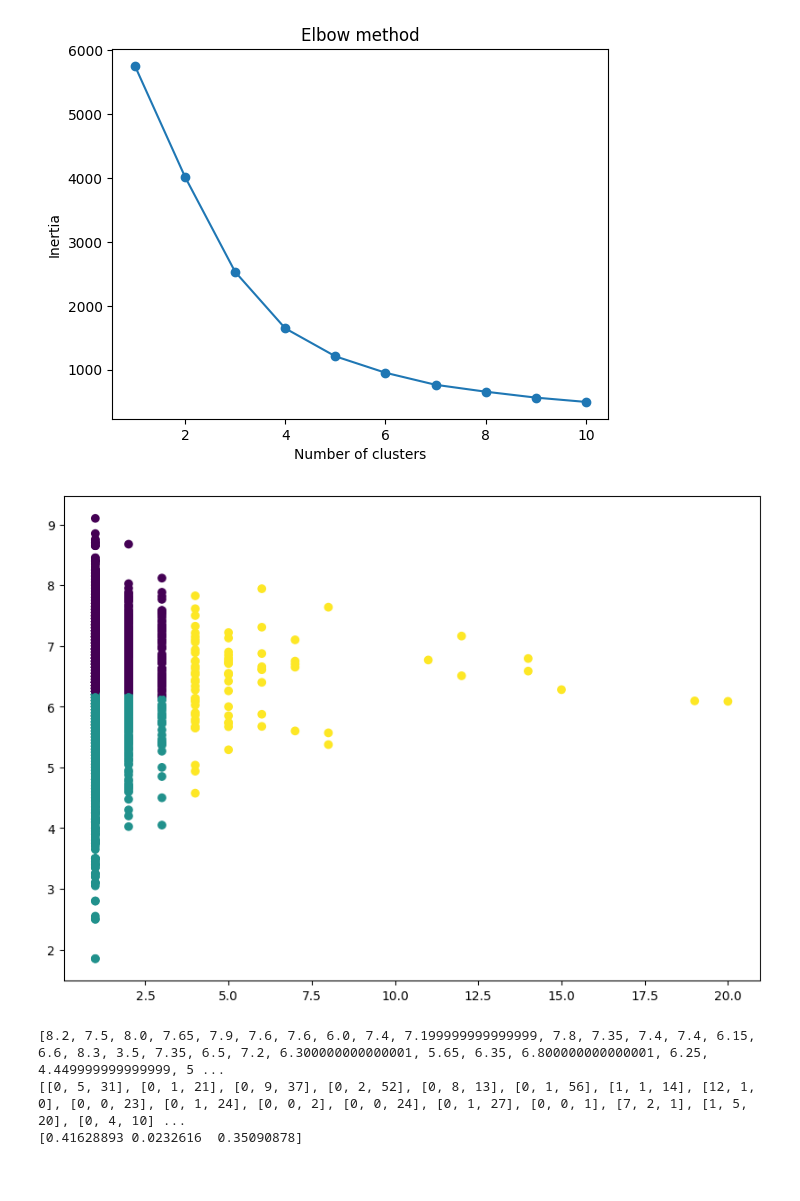
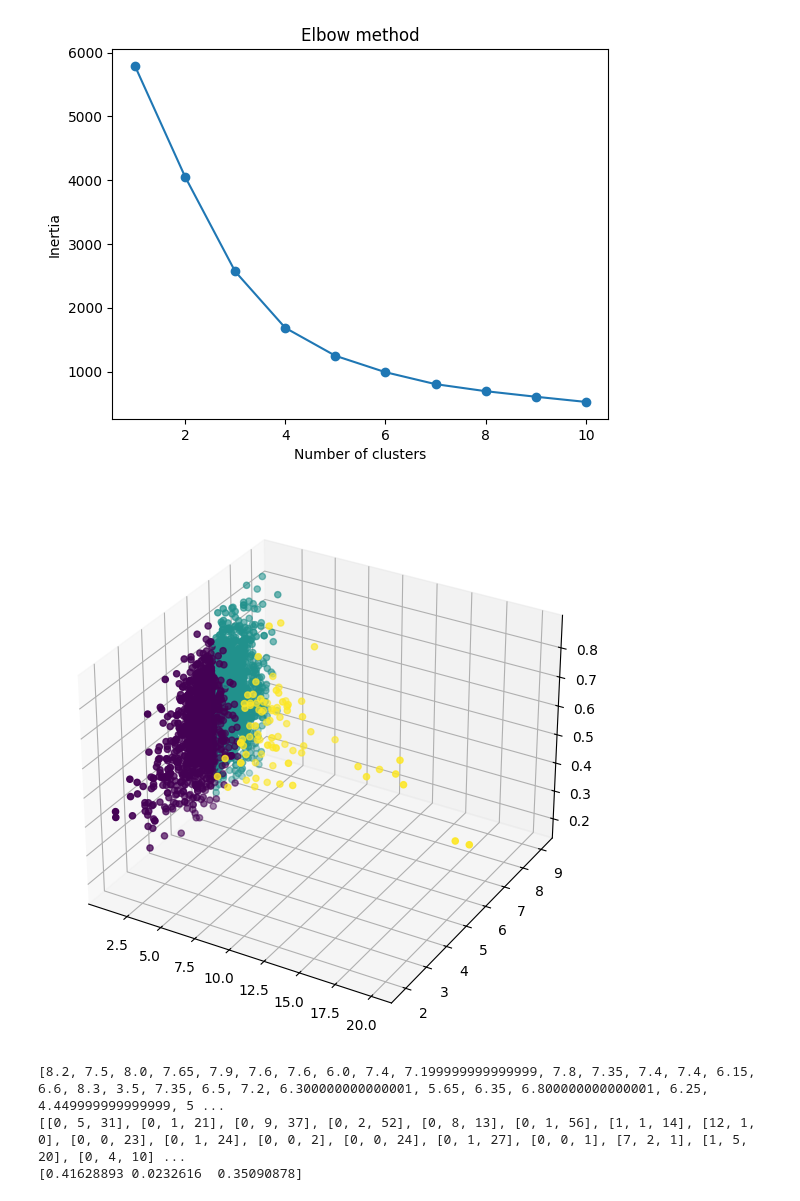
Before and after one commit to XiaoyingChen924/Movie_Popularity_Analysis, a Jupyter notebook: actor_director_preprocseeing.ipynb, the cells around one changed output. Cells and saved outputs as stored; diff of their text form; code cells hidden in the pictures.

```diff
--- a/actor_director_preprocseeing.ipynb
+++ b/actor_director_preprocseeing.ipynb
@@ -150,6 +152,6 @@ import itertools
 # %%
 actor_df = pd.read_csv("actor.csv")
-data = list(zip(actor_df["num_of_movie"], actor_df["avg_popularity"]))  #, actor_df["avg_popularity"])), actor_df["avg_score"],
+data = list(zip(actor_df["num_of_movie"], actor_df["avg_nor_popularity"], actor_df["avg_score"]))  #, actor_df["avg_popularity"])), actor_df["avg_score"],
 inertias = []
 inertias = []
 
@@ -190,6 +192,6 @@ df_comb.to_csv('actor.csv', index=False)
 # %%
 director_df = pd.read_csv("director.csv")
-data = list(zip(director_df["num_of_movie"], director_df["avg_score"]))
+data = list(zip(director_df["num_of_movie"], director_df["avg_score"], director_df["avg_nor_popularity"]))
 inertias = []
 
 for i in range(1,11):
@@ -207,26 +209,26 @@ plt.show()
 # %%
 kmeans = KMeans(n_clusters=3)
 kmeans.fit(data)
 label = kmeans.labels_
 
-#fig = plt.figure(figsize = (10, 7))
-#ax = plt.axes(projection ="3d")
+fig = plt.figure(figsize = (10, 7))
+ax = plt.axes(projection ="3d")
 
 # Creating plot, director_df["avg_popularity"]
-#ax.scatter3D(director_df["num_of_movie"], director_df["avg_score"], c=label)
+ax.scatter3D(director_df["num_of_movie"], director_df["avg_score"], director_df["avg_nor_popularity"], c=label)
 
-plt.figure(figsize=(10, 7))
-plt.scatter(director_df["num_of_movie"], director_df["avg_score"], c=label, marker='o')
+#plt.figure(figsize=(10, 7))
+#plt.scatter(director_df["num_of_movie"], director_df["avg_score"], c=label, marker='o')
 
 #plt.scatter(actor_df["num_of_movie"], actor_df["avg_score"], actor_df["avg_popularity"], c=label)
 #plt.show()
 
 
 df = pd.DataFrame({'ClusterLabel': label})
 df_comb = pd.concat([director_df,df], axis=1, join='inner')
 df_comb.to_csv('director.csv', index=False)
 # %% [output]
-[figure, old version]
+[figure, new version]
 # %%
 def contain_popular_actor(name,p_actor_dict):
     result = [0,1,2]
```
Also changed, not shown: parts of 6 cells of this notebook, 5 other files.
